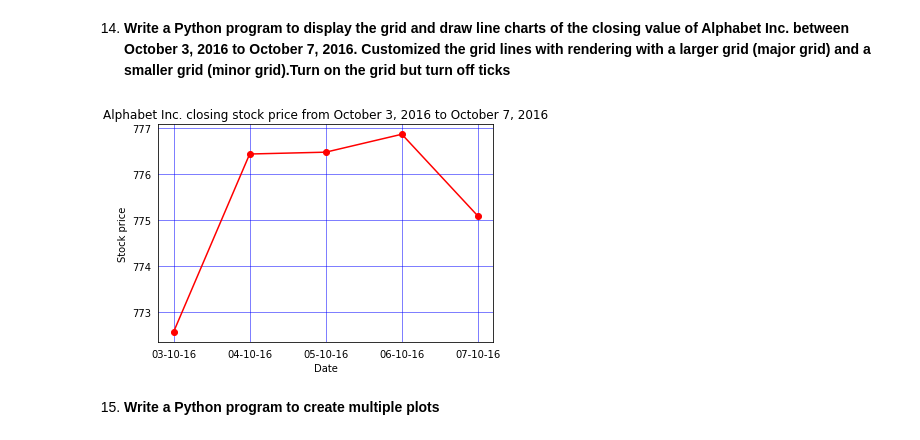
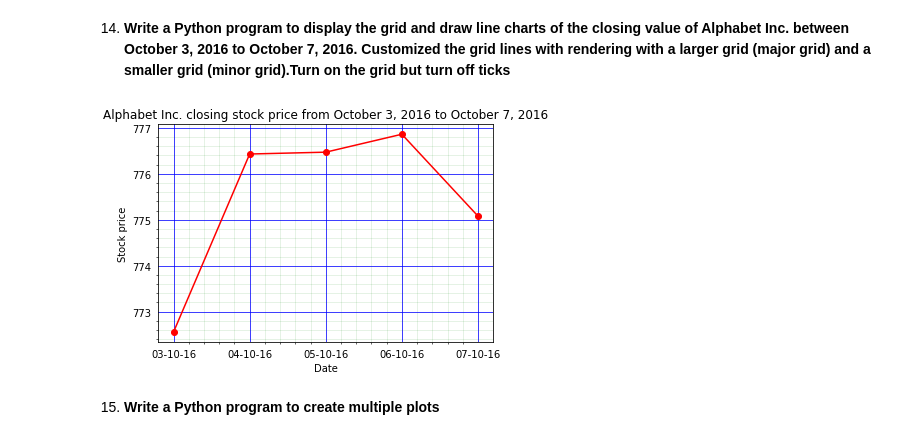
Before and after one commit to NishanthRajkumar/Python-Libraries, a Jupyter notebook: matplotlib_programs/matplotlib_programs.ipynb, the cells around one changed output. Cells and saved outputs as stored; diff of their text form; code cells hidden in the pictures.

```diff
--- a/matplotlib_programs/matplotlib_programs.ipynb
+++ b/matplotlib_programs/matplotlib_programs.ipynb
@@ -283,19 +283,21 @@ plt.show()
 # %%
 # read csv file using pandas module
 financial_data = pd.read_csv('fdata.csv')
 x_val = financial_data['Date']
 y_close_val = financial_data['Close']
 
 # Plot line for close show grid and turn off ticks
 plt.plot(x_val, y_close_val, marker='o', color='r')
-plt.grid(True, linestyle='-', color = 'b', linewidth = 0.5, which='both')
+plt.minorticks_on()
+plt.grid(True, linestyle='-', color = 'b', linewidth = 0.75, which='major')
+plt.grid(True, linestyle='-', color = 'g', linewidth = 0.5, which='minor', alpha= 0.2)
 plt.tick_params(left=False, bottom=False)
 plt.title('Alphabet Inc. closing stock price from October 3, 2016 to October 7, 2016')
 plt.xlabel('Date')
 plt.ylabel('Stock price')
 plt.show()
 # %% [output]
-[figure, old version]
+[figure, new version]
 # %% [markdown]
 15. **Write a Python program to create multiple plots**
 # %%
```
